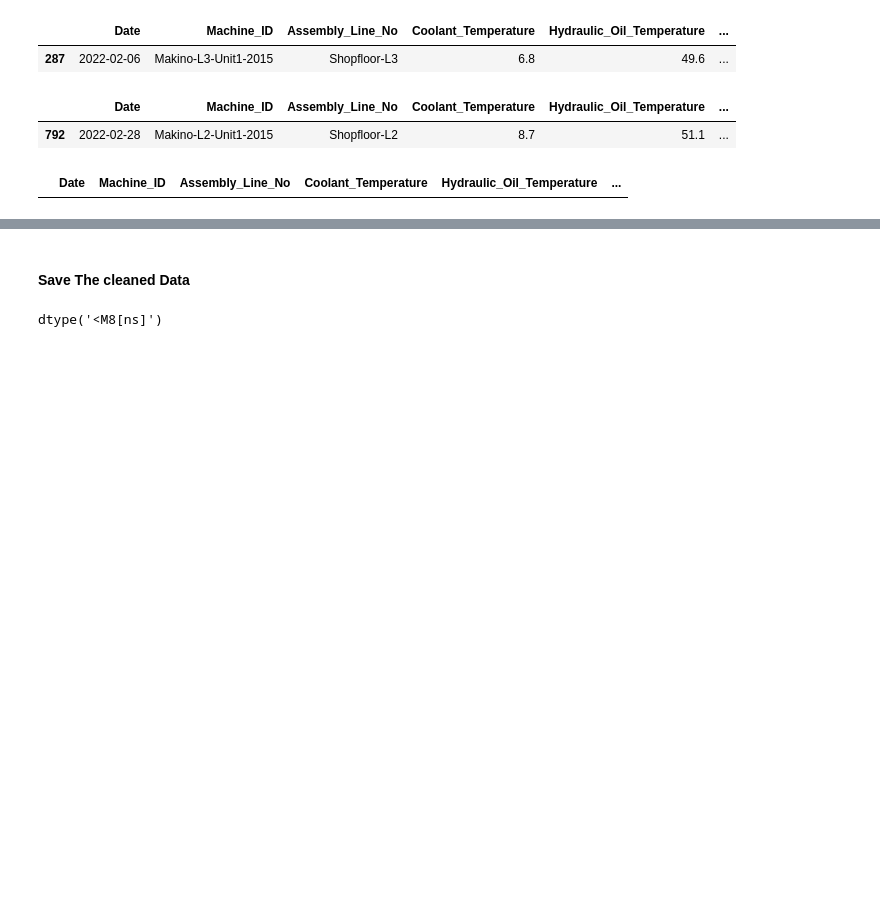
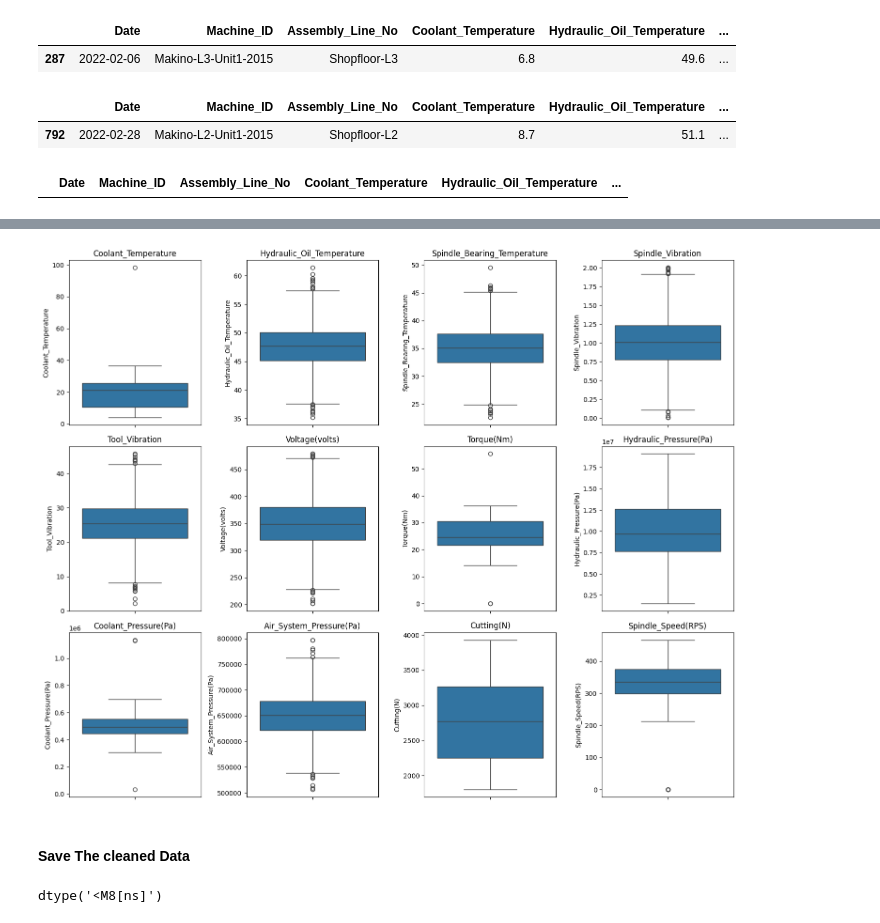
Before and after one commit to SirTee12/Machine-Downtime-Prediction, a Jupyter notebook: notebook/Analysis_machine_downtime.ipynb, the cells around one changed output, grey strips where cells are left out. Cells and saved outputs as stored; diff of their text form; code cells hidden in the pictures; blank space fills up the shorter version.

Commit message:
plotted a boxplot to check for outliers

```diff
--- a/notebook/Analysis_machine_downtime.ipynb
+++ b/notebook/Analysis_machine_downtime.ipynb
@@ -339,3 +363,31 @@ machine_downtime_ori[(machine_downtime_ori['Hydraulic_Pressure(Pa)'] < 0)\
+# %%
+# Select only numerical columns
+feature_numeric = machine_downtime_ori.select_dtypes(include=['number'])
+
+# Define grid size (e.g., 3 rows, 4 columns)
+num_cols = feature_numeric.shape[1]
+cols = 4  # Number of columns in the grid
+rows = math.ceil(num_cols / cols)  # Compute number of rows dynamically
+
+# Create subplots
+fig, axes = plt.subplots(rows, cols, figsize=(15, 4 * rows))
+
+# Flatten axes array if needed (for easier iteration)
+axes = axes.flatten()
+
+# Plot each numerical column in a separate subplot
+for i, col in enumerate(feature_numeric.columns):
+    sns.boxplot(y=feature_numeric[col], ax=axes[i])
+    axes[i].set_title(col)
+
+# Remove any empty subplots
+for i in range(len(feature_numeric.columns), len(axes)):
+    fig.delaxes(axes[i])
+
+plt.tight_layout()
+plt.show()
+# %% [output]
+[figure, added]
 # %% [markdown]
 #### Save The cleaned Data
 # %%
```
Also changed, not shown: parts of 1 cell of this notebook.
